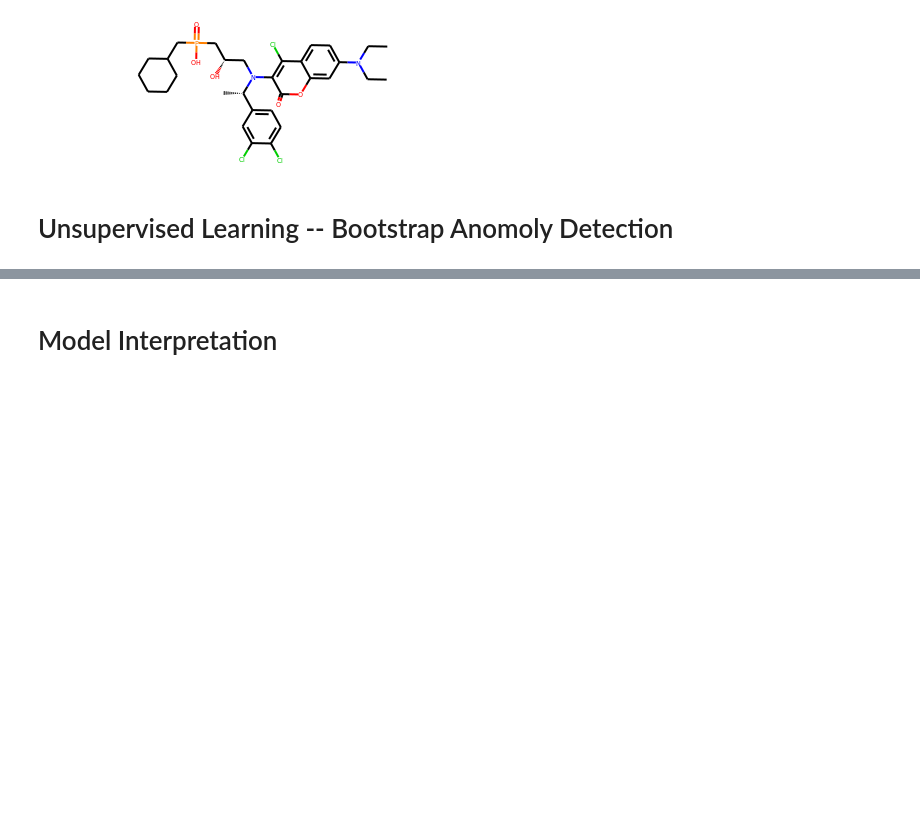
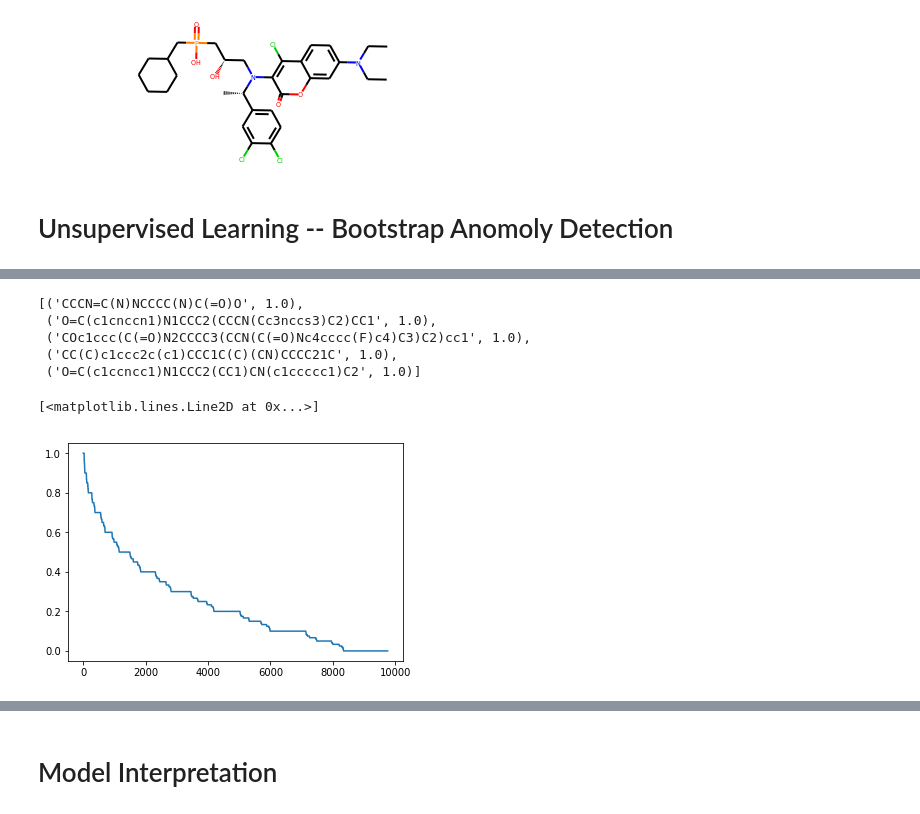
Before and after one commit to lilleswing/future_of_care, a Jupyter notebook: teacher_guide.ipynb, the cells around one changed output, grey strips where cells are left out. Drawn from its saved outputs; the diff is of its cells as text; code cells hidden in the pictures; blank space fills up the shorter version.

```diff
--- a/teacher_guide.ipynb
+++ b/teacher_guide.ipynb
@@ -542,0 +600,29 @@ mols[inactive_mols[3]]
+# %%
+d2 = {}
+for k, v in d.items():
+    d2[k] = np.mean(v)
+# %%
+correct_values = {}
+all_ids, true_y = all_feat.ids, all_feat.y
+for i, y in zip(all_ids, true_y):
+    correct_values[i] = y
+# %%
+bootstrap_errors = {}
+for k, v in d2.items():
+    true_value = correct_values[k]
+    bootstrap_errors[k] = true_value - v
+# %%
+sorted_errors = [(k,v) for k,v in bootstrap_errors.items()]
+sorted_errors = sorted(sorted_errors, key=lambda x: abs(x[1]), reverse=True)
+sorted_errors[:5]
+# %% [output]
+[('CCCN=C(N)NCCCC(N)C(=O)O', 1.0),
+ ('O=C(c1cnccn1)N1CCC2(CCCN(Cc3nccs3)C2)CC1', 1.0),
+ ('COc1ccc(C(=O)N2CCCC3(CCN(C(=O)Nc4cccc(F)c4)C3)C2)cc1', 1.0),
+ ('CC(C)c1ccc2c(c1)CCC1C(C)(CN)CCCC21C', 1.0),
+ ('O=C(c1ccncc1)N1CCC2(CC1)CN(c1ccccc1)C2', 1.0)]
+# %%
+plt.plot([abs(x[1]) for x in sorted_errors])
+# %% [output]
+[<matplotlib.lines.Line2D at 0x...>]
+[figure, added]
```
Also changed, not shown: parts of 21 cells of this notebook.
